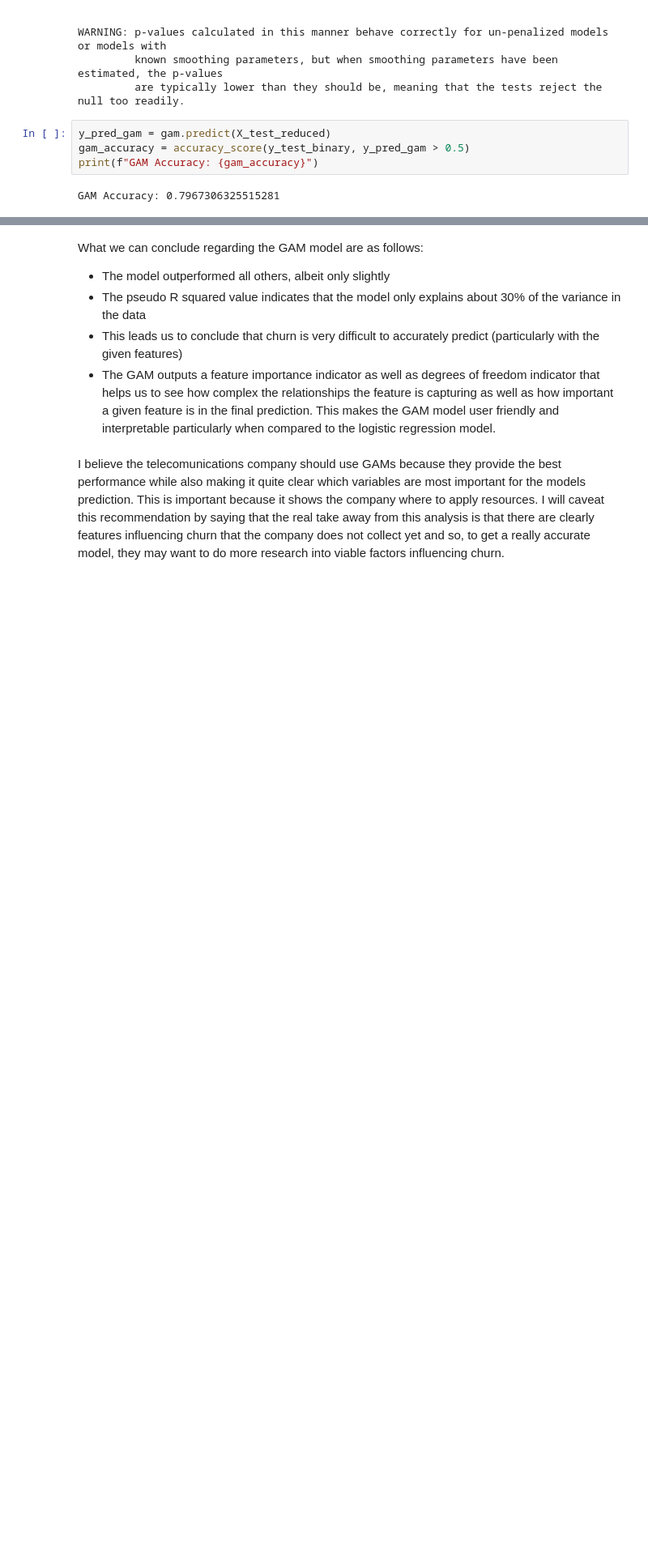
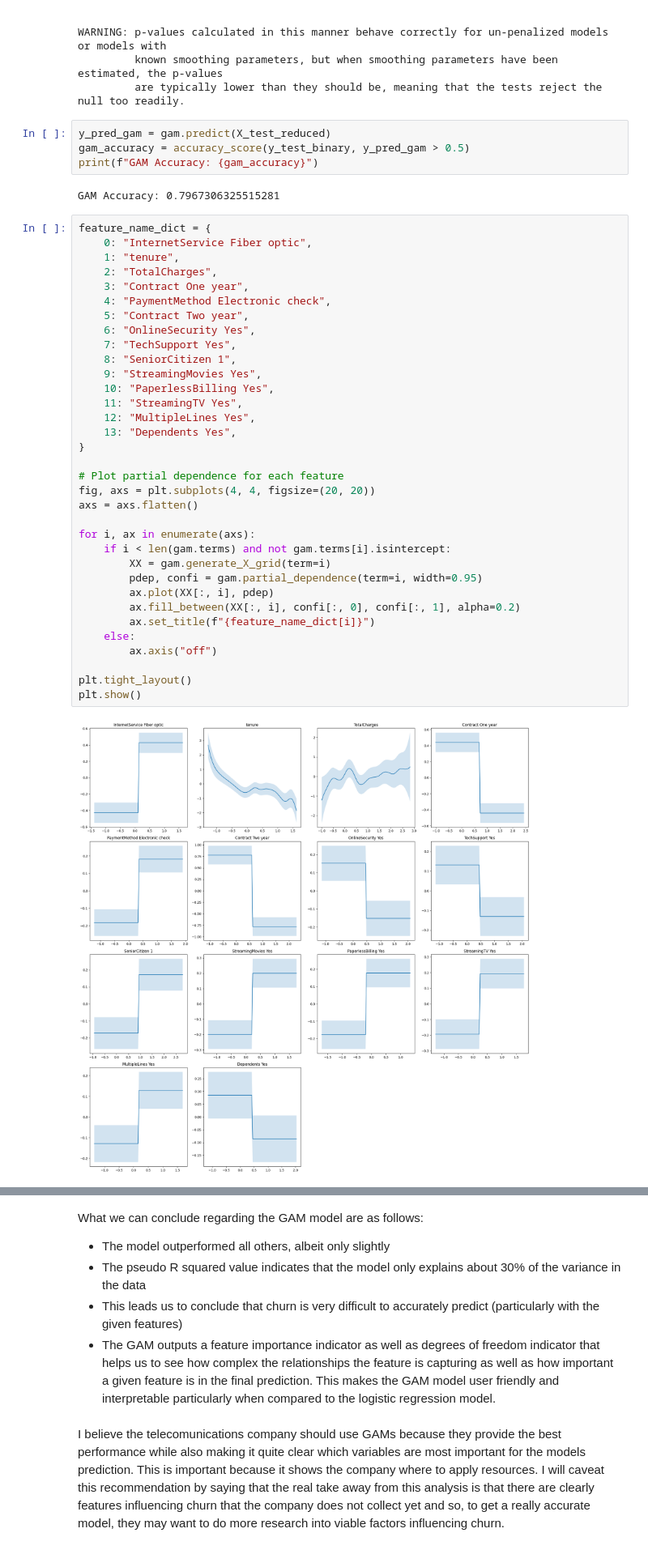
Before and after one commit to johncoogan53/XAI_HW2, a Jupyter notebook: XAI_HW_2.ipynb, the cells around one changed output, grey strips where cells are left out. Shown: that part at 81% size. Cells and saved outputs as stored; diff of their text form; blank space fills up the shorter version.

Commit message:
Updates to partial dependence

```diff
--- a/XAI_HW_2.ipynb
+++ b/XAI_HW_2.ipynb
@@ -538,3 +542,39 @@ gam_accuracy = accuracy_score(y_test_binary, y_pred_gam > 0.5)
 print(f"GAM Accuracy: {gam_accuracy}")
 # %% [output]
 GAM Accuracy: 0.7967306325515281
+# %%
+feature_name_dict = {
+    0: "InternetService Fiber optic",
+    1: "tenure",
+    2: "TotalCharges",
+    3: "Contract One year",
+    4: "PaymentMethod Electronic check",
+    5: "Contract Two year",
+    6: "OnlineSecurity Yes",
+    7: "TechSupport Yes",
+    8: "SeniorCitizen 1",
+    9: "StreamingMovies Yes",
+    10: "PaperlessBilling Yes",
+    11: "StreamingTV Yes",
+    12: "MultipleLines Yes",
+    13: "Dependents Yes",
+}
+
+# Plot partial dependence for each feature
+fig, axs = plt.subplots(4, 4, figsize=(20, 20))
+axs = axs.flatten()
+
+for i, ax in enumerate(axs):
+    if i < len(gam.terms) and not gam.terms[i].isintercept:
+        XX = gam.generate_X_grid(term=i)
+        pdep, confi = gam.partial_dependence(term=i, width=0.95)
+        ax.plot(XX[:, i], pdep)
+        ax.fill_between(XX[:, i], confi[:, 0], confi[:, 1], alpha=0.2)
+        ax.set_title(f"{feature_name_dict[i]}")
+    else:
+        ax.axis("off")
+
+plt.tight_layout()
+plt.show()
+# %% [output]
+[figure, added]
```
Also changed, not shown: parts of 3 cells of this notebook.
